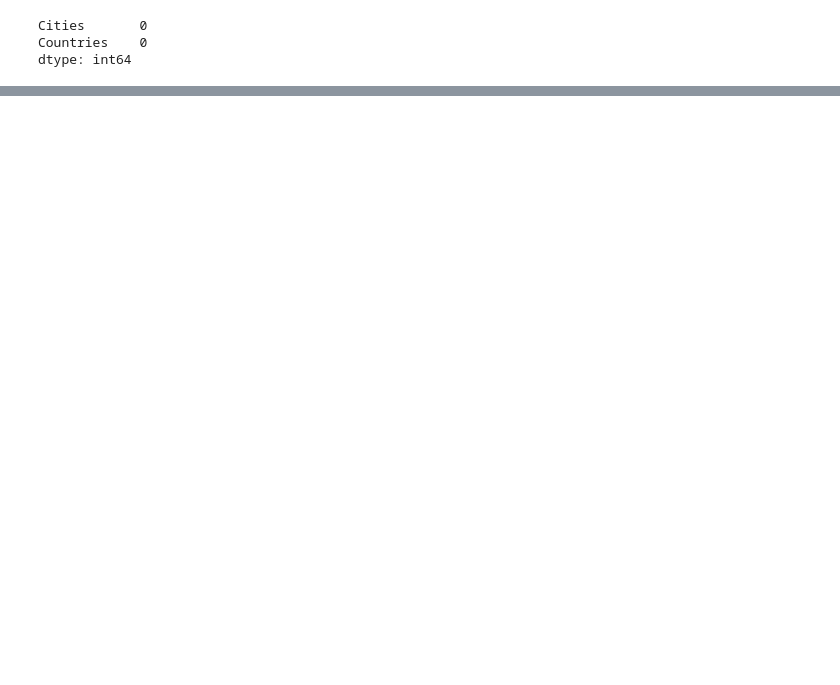
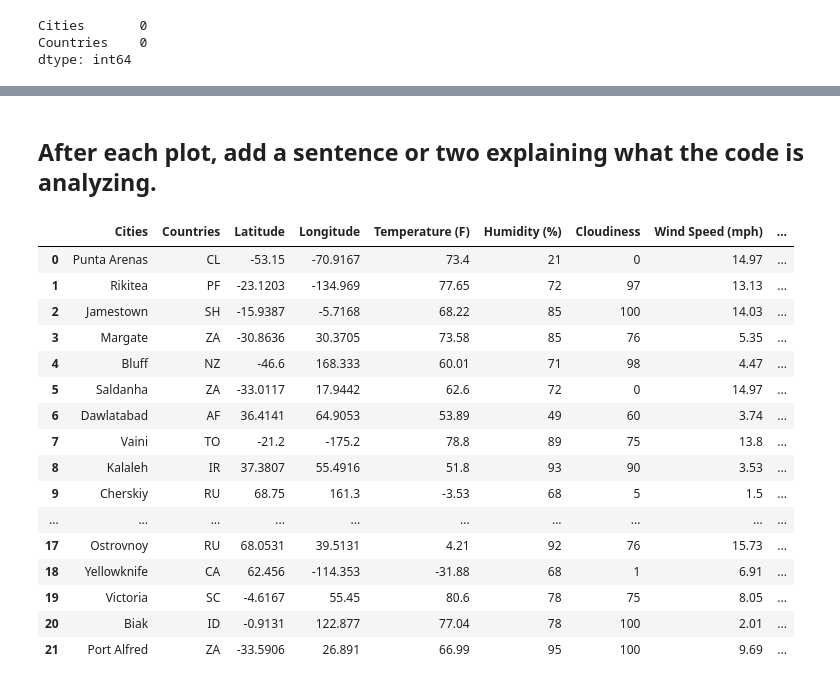
Before and after one commit to swdrich/python-api-challenge, a Jupyter notebook: WeatherPy/WeatherPy.ipynb, the cells around one changed output, grey strips where cells are left out. Drawn from its saved outputs; the diff is of its cells as text; code cells hidden in the pictures; blank space fills up the shorter version.

Commit message:
Grouped data by hemisphere.

```diff
--- a/WeatherPy/WeatherPy.ipynb
+++ b/WeatherPy/WeatherPy.ipynb
@@ -313,0 +267,32 @@ plt.show()
+# %% [markdown]
+## After each plot, add a sentence or two explaining what the code is analyzing.
+# %%
+# The second requirement is to run linear regression on each relationship. This time, separate the plots
+# into Northern Hemisphere (greater than or equal to 0 degrees latitude) and Southern Hemisphere (less than 0
+# degrees latitude):
+
+# Create bins and bin data
+
+bins = [-90, 0, 90]
+labels = ["south", "north"]
+
+weather_df["Hemisphere"] = pd.cut(weather_df["Latitude"], bins=bins, labels=labels)
+weather_df
+# %% [output]
+|  | Cities | Countries | Latitude | Longitude | Temperature (F) | Humidity (%) | Cloudiness | Wind Speed (mph) | ... |
+| 0 | Punta Arenas | CL | -53.15 | -70.9167 | 73.4 | 21 | 0 | 14.97 | ... |
+| 1 | Rikitea | PF | -23.1203 | -134.969 | 77.65 | 72 | 97 | 13.13 | ... |
+| 2 | Jamestown | SH | -15.9387 | -5.7168 | 68.22 | 85 | 100 | 14.03 | ... |
+| 3 | Margate | ZA | -30.8636 | 30.3705 | 73.58 | 85 | 76 | 5.35 | ... |
+| 4 | Bluff | NZ | -46.6 | 168.333 | 60.01 | 71 | 98 | 4.47 | ... |
+| 5 | Saldanha | ZA | -33.0117 | 17.9442 | 62.6 | 72 | 0 | 14.97 | ... |
+| 6 | Dawlatabad | AF | 36.4141 | 64.9053 | 53.89 | 49 | 60 | 3.74 | ... |
+| 7 | Vaini | TO | -21.2 | -175.2 | 78.8 | 89 | 75 | 13.8 | ... |
+| 8 | Kalaleh | IR | 37.3807 | 55.4916 | 51.8 | 93 | 90 | 3.53 | ... |
+| 9 | Cherskiy | RU | 68.75 | 161.3 | -3.53 | 68 | 5 | 1.5 | ... |
+| ... | ... | ... | ... | ... | ... | ... | ... | ... | ... |
+| 17 | Ostrovnoy | RU | 68.0531 | 39.5131 | 4.21 | 92 | 76 | 15.73 | ... |
+| 18 | Yellowknife | CA | 62.456 | -114.353 | -31.88 | 68 | 1 | 6.91 | ... |
+| 19 | Victoria | SC | -4.6167 | 55.45 | 80.6 | 78 | 75 | 8.05 | ... |
+| 20 | Biak | ID | -0.9131 | 122.877 | 77.04 | 78 | 100 | 2.01 | ... |
+| 21 | Port Alfred | ZA | -33.5906 | 26.891 | 66.99 | 95 | 100 | 9.69 | ... |
```
Also changed, not shown: parts of 29 cells of this notebook, 1 other file.
